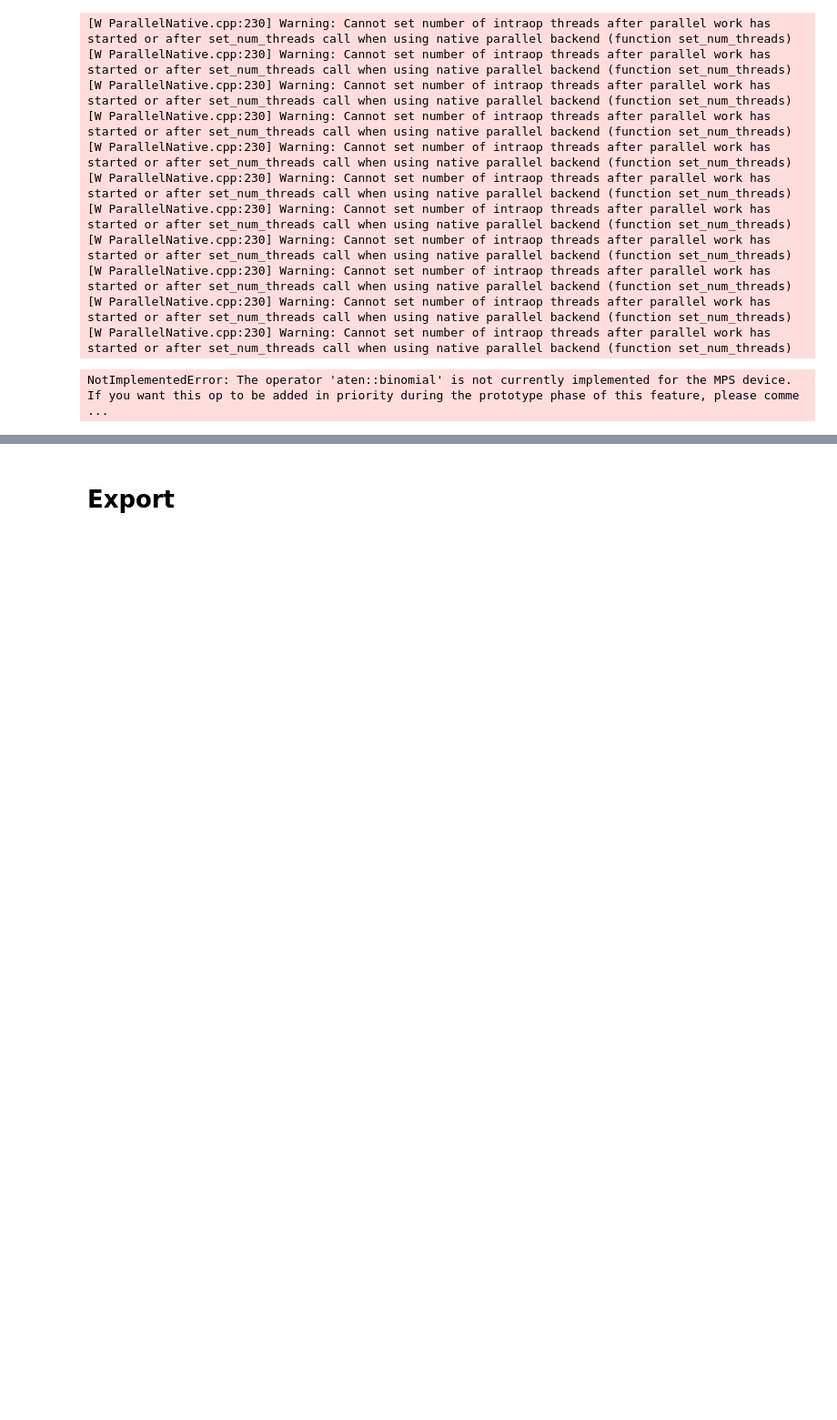
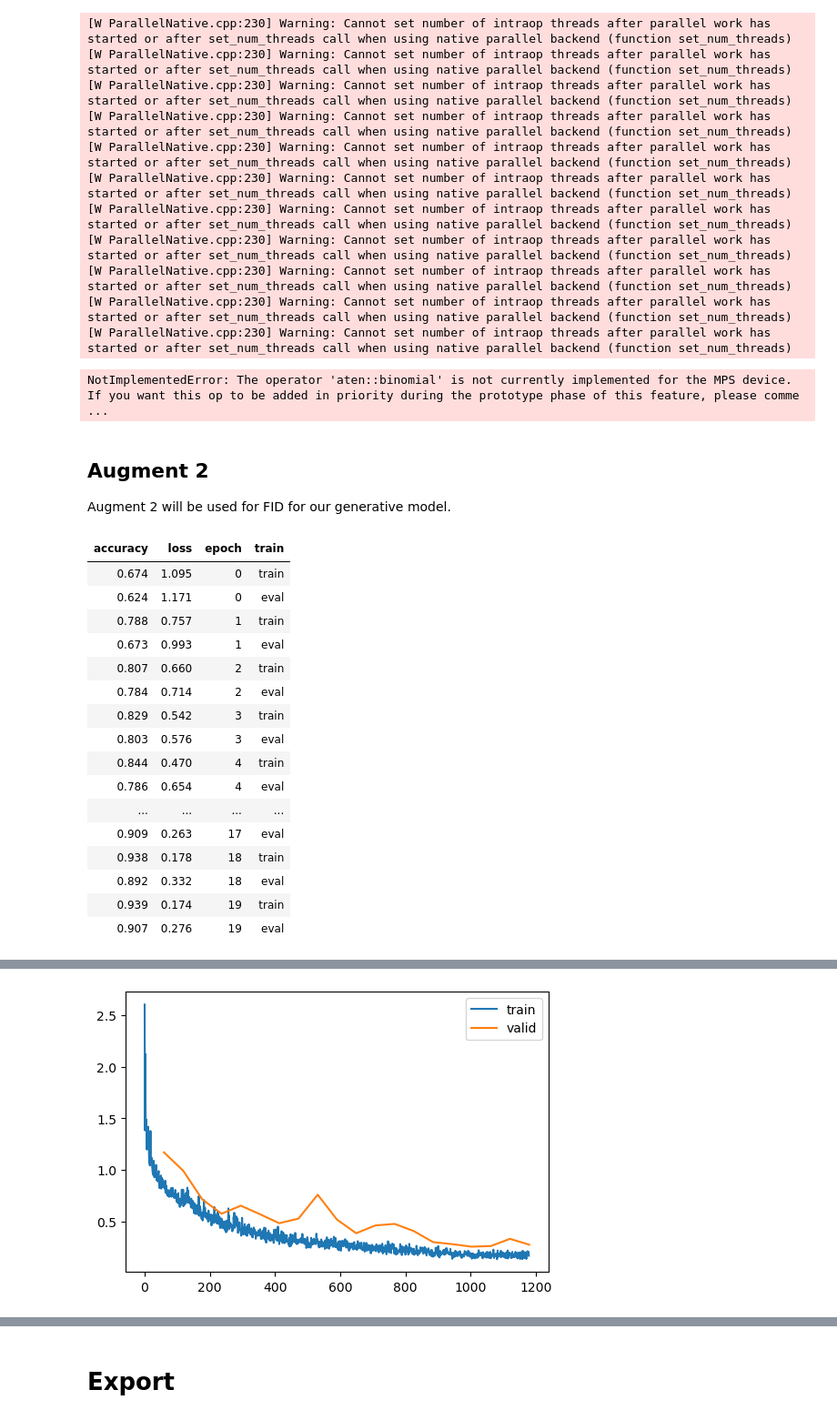
Before and after one commit to 0xSingletOnly/pdlfc, a Jupyter notebook: 14_augment.ipynb, the cells around one changed output, grey strips where cells are left out. Shown at 91% size. Drawn from its saved outputs; the diff is of its cells as text; code cells hidden in the pictures; blank space fills up the shorter version.

```diff
--- a/14_augment.ipynb
+++ b/14_augment.ipynb
@@ -909,3 +909,40 @@ learn.fit(epochs)
 [W ParallelNative.cpp:230] Warning: Cannot set number of intraop threads after parallel work has started or after set_num_threads call when using native parallel backend (function set_num_threads)
 [W ParallelNative.cpp:230] Warning: Cannot set number of intraop threads after parallel work has started or after set_num_threads call when using native parallel backend (function set_num_threads)
 NotImplementedError: The operator 'aten::binomial' is not currently implemented for the MPS device. If you want this op to be added in priority during the prototype phase of this feature, please comme ...
+# %% [markdown]
+## Augment 2
+Augment 2 will be used for FID for our generative model.
+# %%
+@inplace
+def transformi(b): b[xl] = [(TF.to_tensor(o)*2-1) for o in b[xl]]
+
+tds = dsd.with_transform(transformi)
+dls = DataLoaders.from_dd(tds, bs, num_workers=fc.defaults.cpus)
+# %%
+set_seed(42)
+epochs = 20
+lr = 1e-2
+tmax = epochs * len(dls.train)
+sched = partial(lr_scheduler.OneCycleLR, max_lr=lr, total_steps=tmax)
+xtra = [BatchSchedCB(sched), augcb]
+model = get_model(act_gr, norm=nn.BatchNorm2d).apply(iw)
+learn = TrainLearner(model, dls, F.cross_entropy, lr=lr, cbs=cbs+xtra, opt_func=optim.AdamW)
+learn.fit(epochs)
+# %% [output]
+| accuracy | loss | epoch | train |
+| 0.674 | 1.095 | 0 | train |
+| 0.624 | 1.171 | 0 | eval |
+| 0.788 | 0.757 | 1 | train |
+| 0.673 | 0.993 | 1 | eval |
+| 0.807 | 0.660 | 2 | train |
+| 0.784 | 0.714 | 2 | eval |
+| 0.829 | 0.542 | 3 | train |
+| 0.803 | 0.576 | 3 | eval |
+| 0.844 | 0.470 | 4 | train |
+| 0.786 | 0.654 | 4 | eval |
+| ... | ... | ... | ... |
+| 0.909 | 0.263 | 17 | eval |
+| 0.938 | 0.178 | 18 | train |
+| 0.892 | 0.332 | 18 | eval |
+| 0.939 | 0.174 | 19 | train |
+| 0.907 | 0.276 | 19 | eval |
@@ -911,0 +959 @@ NotImplementedError: The operator 'aten::binomial' is not currently implemented
+[figure, added]
```
Also changed, not shown: parts of 2 cells of this notebook, 3 other files.
